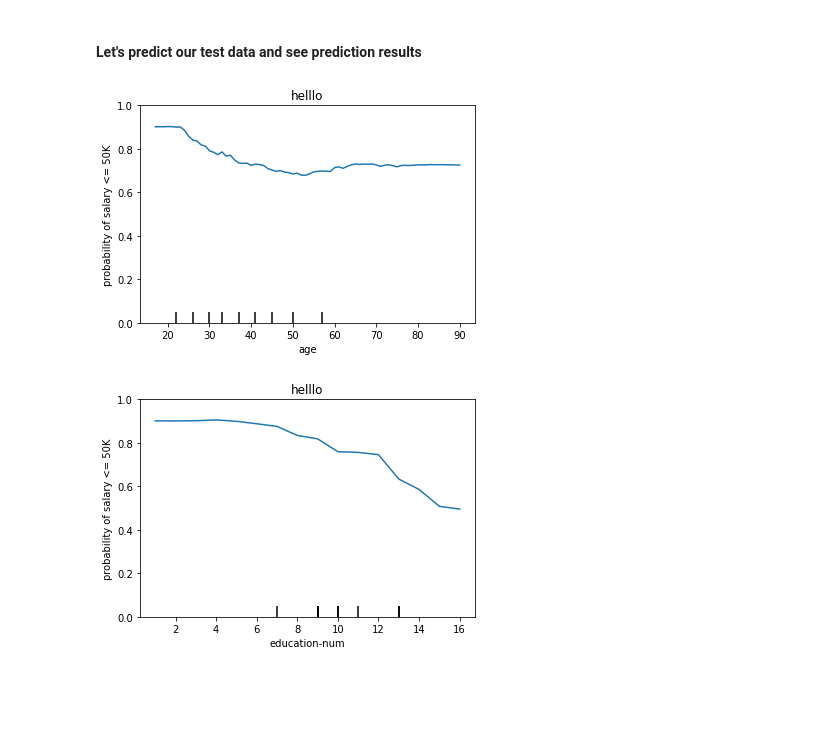
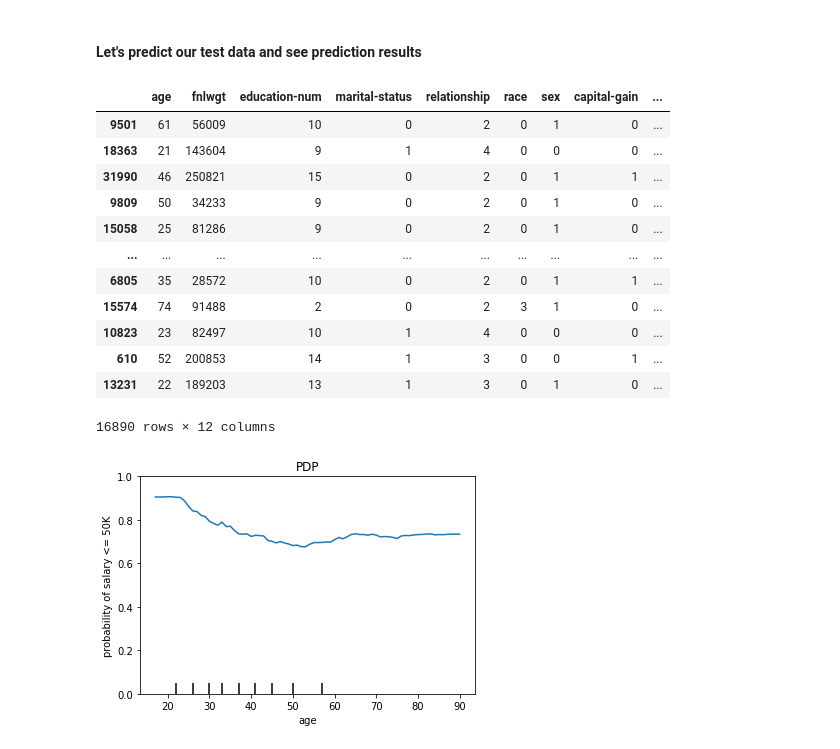
Before and after one commit to helmuthb/SPEML-2020, a Jupyter notebook: ex2/adult_kaggle_code.ipynb, the cells around one changed output. Drawn from its saved outputs; the diff is of its cells as text; code cells hidden in the pictures; blank space fills up the shorter version.

```diff
--- a/ex2/adult_kaggle_code.ipynb
+++ b/ex2/adult_kaggle_code.ipynb
@@ -614,6 +605,22 @@ from sklearn.metrics import classification_report
 from sklearn.metrics import confusion_matrix
 
 from sklearn.inspection import plot_partial_dependence
+# %%
+X_train
+# %% [output]
+|  | age | fnlwgt | education-num | marital-status | relationship | race | sex | capital-gain | ... |
+| 9501 | 61 | 56009 | 10 | 0 | 2 | 0 | 1 | 0 | ... |
+| 18363 | 21 | 143604 | 9 | 1 | 4 | 0 | 0 | 0 | ... |
+| 31990 | 46 | 250821 | 15 | 0 | 2 | 0 | 1 | 1 | ... |
+| 9809 | 50 | 34233 | 9 | 0 | 2 | 0 | 1 | 0 | ... |
+| 15058 | 25 | 81286 | 9 | 0 | 2 | 0 | 1 | 0 | ... |
+| ... | ... | ... | ... | ... | ... | ... | ... | ... | ... |
+| 6805 | 35 | 28572 | 10 | 0 | 2 | 0 | 1 | 1 | ... |
+| 15574 | 74 | 91488 | 2 | 0 | 2 | 3 | 1 | 0 | ... |
+| 10823 | 23 | 82497 | 10 | 1 | 4 | 0 | 0 | 0 | ... |
+| 610 | 52 | 200853 | 14 | 1 | 3 | 0 | 0 | 1 | ... |
+| 13231 | 22 | 189203 | 13 | 1 | 3 | 0 | 1 | 0 | ... |
+16890 rows × 12 columns
 # %%
 randomForest = RandomForestClassifier(n_estimators=100)
 randomForest.fit(X_train,y_train)
@@ -621,17 +628,10 @@ prediction = randomForest.predict(X_test)
 # %%
 plot_partial_dependence(randomForest, X_train, ['age'])
 
 plt.title('PDP')
 plt.ylabel("probability of salary <= 50K")
 plt.ylim(0,1)
 
-plot_partial_dependence(randomForest, X_train, ['education'])
-
-plt.title('PDP')
-plt.ylabel("probability of salary <= 50K")
-plt.ylim(0,1)
-
 plt.show()
 # %% [output]
-[figure, old version]
+[figure, new version]
-[figure, removed]
```
Also changed, not shown: parts of 5 cells of this notebook, 11 other files.
